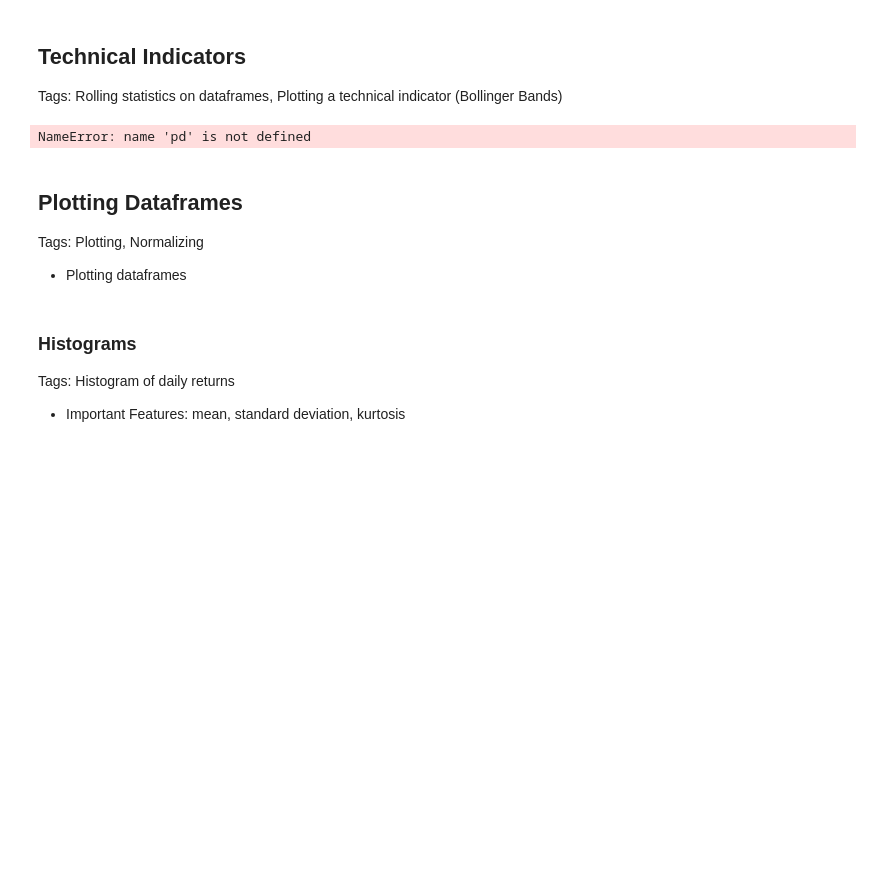
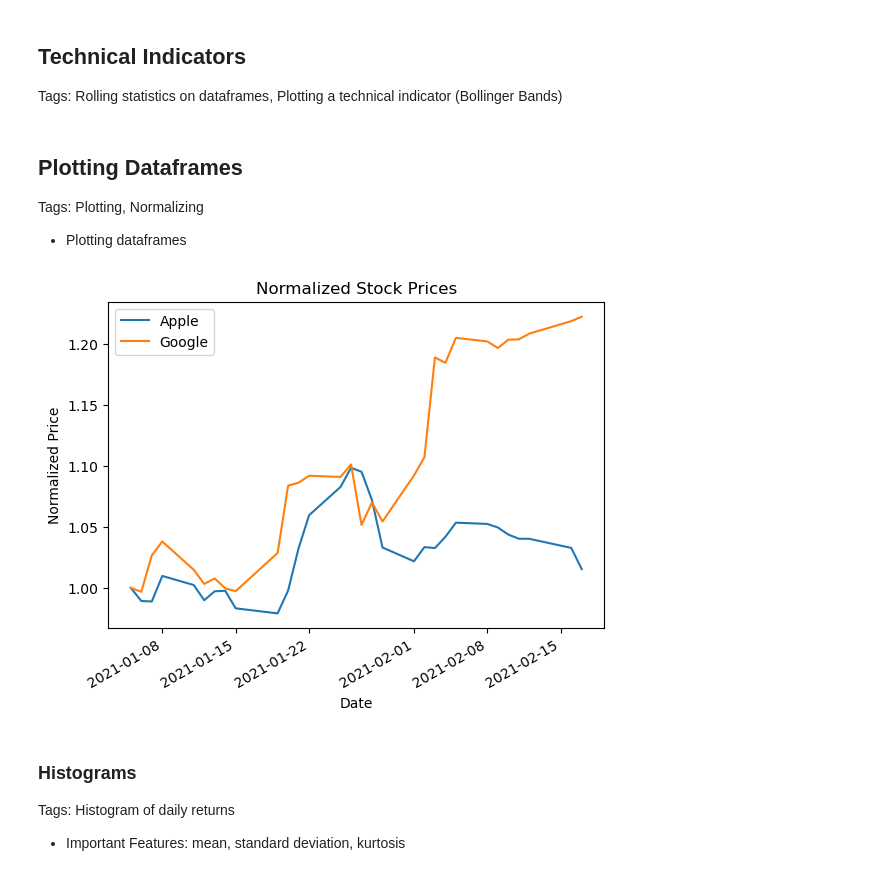
Before and after one commit to anitacheung/dataanalytics, a Jupyter notebook: pandas.ipynb, the cells around one changed output. Saved outputs shown, nothing was run; the diff lists cells and outputs as text; code cells hidden in the pictures; blank space fills up the shorter version.

Commit message:
cleaned graph examples

```diff
--- a/pandas.ipynb
+++ b/pandas.ipynb
@@ -64,20 +80,19 @@ Tags: <a name="ffill_bfill">Forward and Backward Fill</a>
 
 - Copy and then set values to 0 is faster than creating a new zero array; copy is an array of pointers until the values diverge
 # %%
-def clean_df(df):
-
-    df.fillna(method='ffill', inplace=True)                  # forward fill na
-    df.ffill()                                               # forward fill na
-    df.fillna(method='bfill', inplace=True)                  # backfill na
-    df.bfill()                                               # backfill na
-    df.dropna(subset=['colname'], inplace=True)              # drop na
-    df = df.rename(columns={'oldname':'newname'})            # rename columns
-    df2 = df.copy(deep=True)                                 # copies df
+df = df_subset5
+df.fillna(method='ffill', inplace=True)                  # forward fill na
+df.ffill()                                               # forward fill na
+df.fillna(method='bfill', inplace=True)                  # backfill na
+df.bfill()                                               # backfill na
+df.dropna(subset=['AAPL'], inplace=True)                 # drop na
+df = df.rename(columns={'AAPL':'aapl'})                  # rename columns
+df2 = df.copy(deep=True)                                 # copies df
 # %% [markdown]
 ## Operations
 
 - Pandas will perform element wise based on index unless the underlying numpy array is pulled out
 # %%
-df[1:] + df[:-1].values
-df * 2                      # multiples each element
-df / 2                      # divides each element
+df = df[1:] + df[:-1].values
+df = df * 2                      # multiples each element
+df = df / 2                      # divides each element
@@ -100,14 +111,14 @@ def stock_relationships(df):
 ## Technical Indicators
 Tags: <a name="Rolling_statistics_on_dataframes">Rolling statistics on dataframes</a>, <a name="Plotting_a_technical_indicator_(Bollinger_Bands)">Plotting a technical indicator (Bollinger Bands)</a>
 # %%
-rm_df = pd.rolling_mean(df[ticker], window=num_days)            # 1. Rolling mean
-rstd_df = pd.rolling_std(df[ticker], window=num_days)           # 2. Rolling std
-uband_df = rm_df + (2 * rstd_df)                                # 3. Upper and lower bands
+ticker = 'aapl'
+num_days = 15
+rm_df = df[ticker].rolling(window=num_days).mean()            # 1. Rolling mean
+rstd_df = df[ticker].rolling(window=num_days).std()           # 2. Rolling std
+uband_df = rm_df + (2 * rstd_df)                              # 3. Upper and lower bands
 lband_df = rm_df - (2 * rstd_df)
-rmax_df = pd.rolling_max(df[ticker], window=num_days)           # Rolling max
-rmin_df = pd.rolling_min(df[ticker], window=num_days)           # Rolling min
+rmax_df = df[ticker].rolling(window=num_days).max()           # Rolling max
+rmin_df = df[ticker].rolling(window=num_days).min()           # Rolling min
-# %% [output]
-NameError: name 'pd' is not defined
 # %% [markdown]
 ## Plotting Dataframes
 Tags: <a name="Plotting">Plotting</a>, <a name="Normalizing">Normalizing</a>
@@ -125,3 +127,21 @@ plt.show()
+# %%
+ticker = 'aapl'
+df2 = yf.Ticker('GOOG').history(start=sd,end=ed)['Close']
+df2 = df.join(df2)['Close'].rename('GOOG')
+df2 = df2.ffill().bfill()
+df = df/df.iloc[0]
+df2 = df2/df2.iloc[0]
+
+ax = df[ticker].plot(title='title', label='Apple')  # Method 1 of plotting
+df2.plot(label='Google', ax=ax)                     # Method 2 of plotting
+ax.set_xlabel('Date')
+ax.set_ylabel('Normalized Price')
+ax.legend(loc='upper left')
+plt.title('Normalized Stock Prices')
+plt.show()
+print()
+# %% [output]
+[figure, added]
 # %% [markdown]
 ### Histograms
 Tags: <a name="Histogram_of_daily_returns">Histogram of daily returns</a>
```
Also changed, not shown: parts of 17 cells of this notebook.
